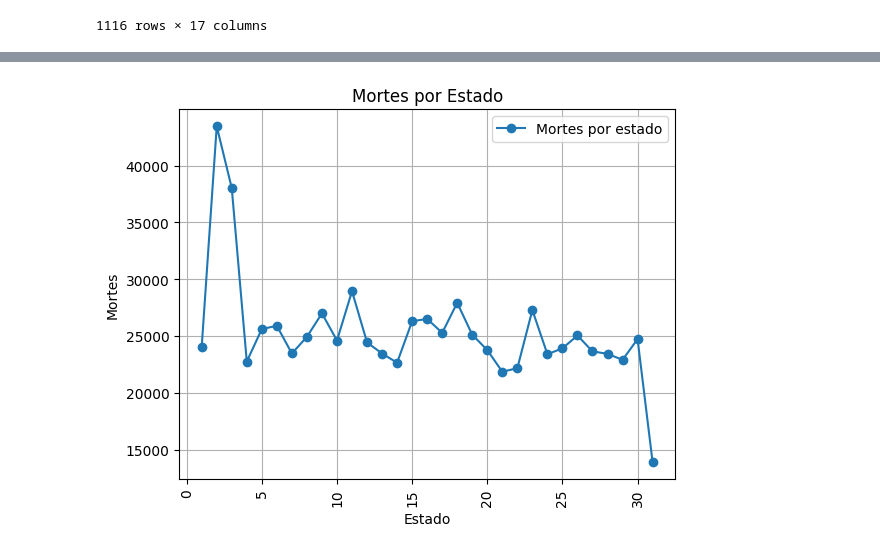
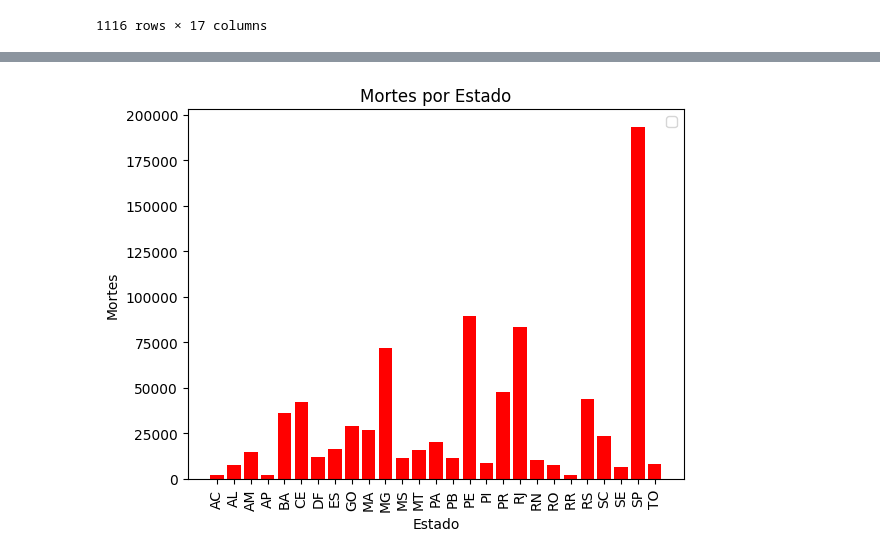
Before and after one commit to ericgbraz/COLAB_PED, a Jupyter notebook: Projeto_Final.ipynb, the cells around one changed output, grey strips where cells are left out. Cells and saved outputs as stored; diff of their text form; code cells hidden in the pictures.

```diff
--- a/Projeto_Final.ipynb
+++ b/Projeto_Final.ipynb
@@ -138,11 +113,0 @@ plt.show()
-# %%
-plt.rcdefaults()
-plt.style.use('seaborn-whitegrid')
-plt.bar(df_sp['ano_mes'], df_sp['newDeaths'], label= 'Valor Máx de Mortes em um dia '+str(df_sp['newDeaths'].max()))
-plt.title(f"Evolução de mortes em São Paulo/SP")
-plt.xlabel("Ano Mês")
-plt.ylabel("Mortes")
-plt.xticks(rotation=90)
-#plt.show()
-plt.grid(axis='y')
-plt.legend();
@@ -172,20 +379,10 @@ plt.show()
 # %%
 plt.rcdefaults()
-#mortes_por_estado = df_final[df_final['state'] == 'SP'].groupby('state')['newDeaths'].sum()
-#casos_por_estado = df_final[df_final['state'] == 'SP'].groupby('state')['newCases'].sum()
-
-mortes_por_estado = df_final.groupby('dia')['newDeaths'].sum()
-
-plt.plot(mortes_por_estado.index, mortes_por_estado.values,label = "Mortes por estado", marker = 'o')
-
-# Configurar os rótulos e títulos
+mortes_por_estado = df_estado.groupby('state')['newDeaths'].sum()
+plt.bar(mortes_por_estado.index, mortes_por_estado.values, color = 'red')
 plt.xlabel('Estado')
 plt.ylabel('Mortes')
 plt.title('Mortes por Estado')
 plt.xticks(rotation=90)
-
-# Exibir o gráfico
-plt.grid()
-#plt.xticks([]) # Oculta rótulo x
 plt.legend();
 # %% [output]
@@ -192 +390 @@ plt.legend();
-[figure, old version]
+[figure, new version]
```
Also changed, not shown: parts of 29 cells of this notebook.
